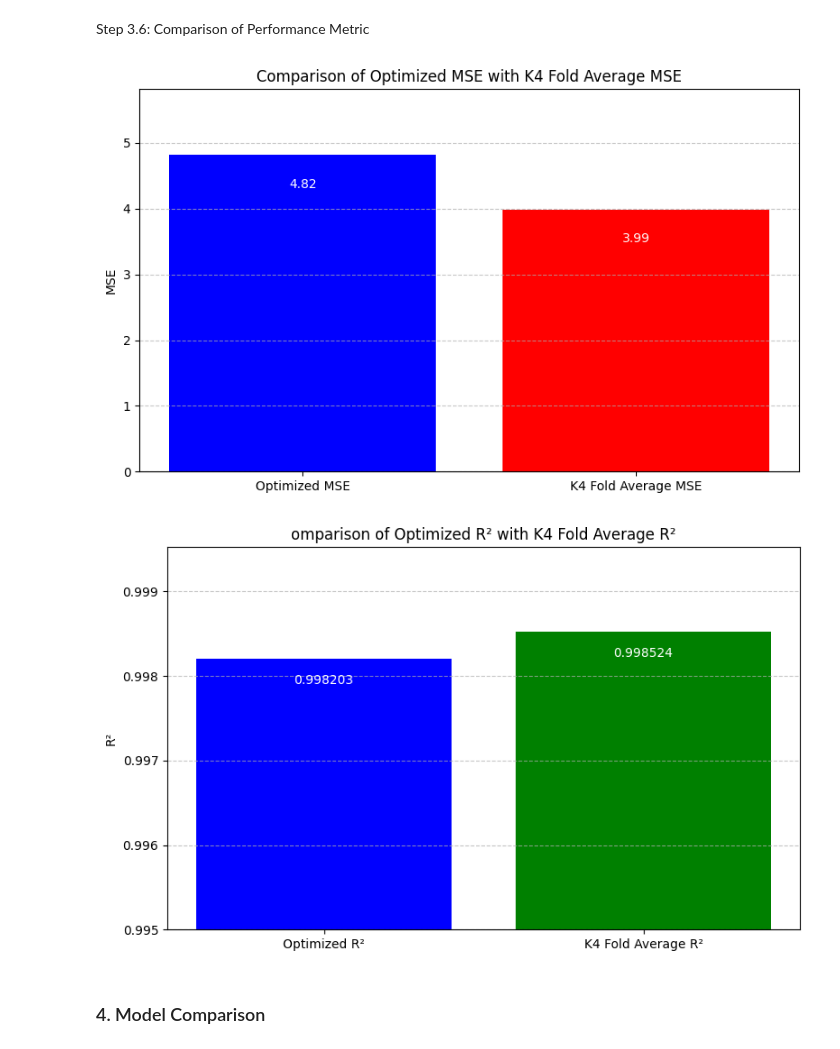
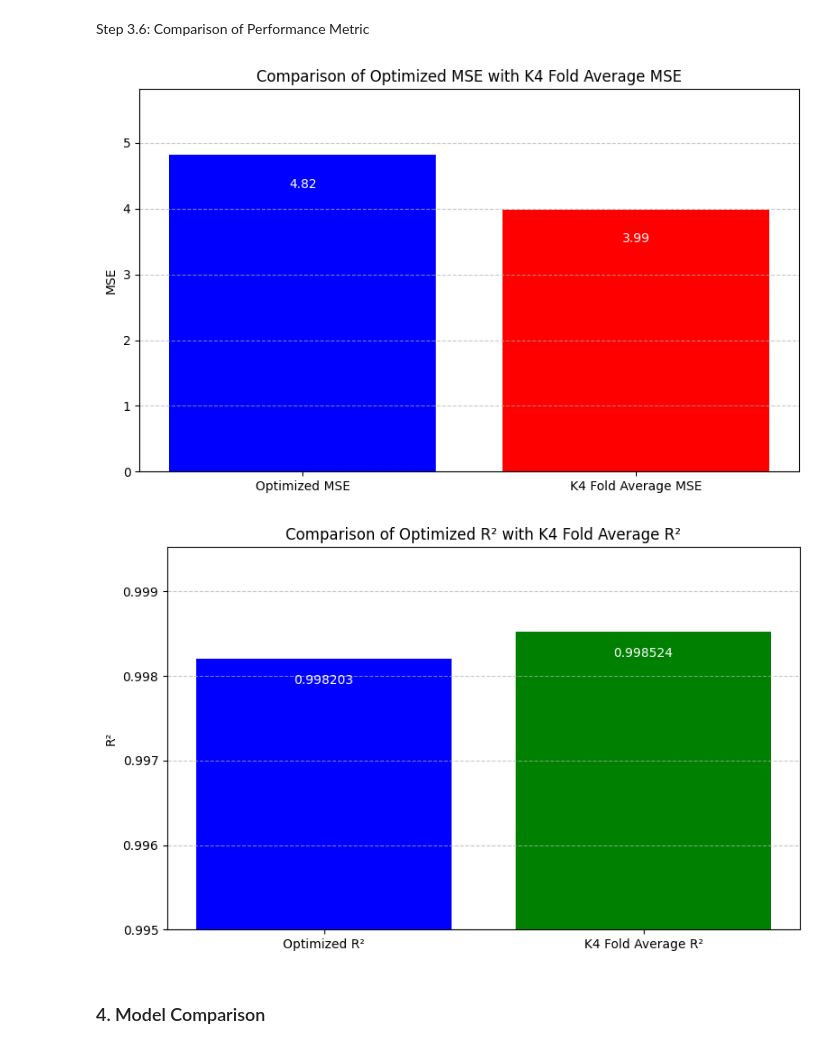
Before and after one commit to Urusha-Bajracharya3950/Engg680_Digital_Engineering_Project_Group_5, a Jupyter notebook: Model_Development/Group_Project.ipynb, the cells around one changed output. Cells and saved outputs as stored; diff of their text form; code cells hidden in the pictures.

```diff
--- a/Model_Development/Group_Project.ipynb
+++ b/Model_Development/Group_Project.ipynb
@@ -438,6 +438,18 @@ plt.show()
 # %% [markdown]
 Step 3.1: Model Training and Performance Evaluation
 # %%
+# Target variable
+target_column = "Discharge(flow) in cubic meters per second (m3/s) "
+
+# Preparing features and target
+features = merged_dataset.drop(
+    columns=['Sample Date', 'Date/Time_x', 'Date/Time_y', 'Day', target_column], errors='ignore'
+)
+target = merged_dataset[target_column]
+
+# Selecting only numeric features
+features = features.select_dtypes(include=['float64', 'int64'])
+
 # Split data into training and testing sets
 X_train, X_test, y_train, y_test = train_test_split(features, target, test_size=0.2, random_state=42)
 
@@ -612,31 +624,31 @@ Step 3.6: Comparison of Performance Metric
 # %%
 # Visual comparison for MSE with updated labels
 plt.figure(figsize=(8, 5))
 
 bars = plt.bar(['Optimized MSE', 'K4 Fold Average MSE'], [rf_mse_optimized, average_rf_mse], color=['blue', 'red'])
 plt.title('Comparison of Optimized MSE with K4 Fold Average MSE')
 plt.ylabel('MSE')
 plt.ylim(0, max(rf_mse_optimized, average_rf_mse) + 1)
 for bar in bars:
     plt.text(bar.get_x() + bar.get_width()/2, bar.get_height() - 0.5, f"{bar.get_height():.2f}", ha='center', color='white')
 plt.grid(axis='y', linestyle='--', alpha=0.7)
 plt.tight_layout()
 plt.show()
 
 # Visual comparison for R² with updated labels
 plt.figure(figsize=(8, 5))
 bars = plt.bar(['Optimized R²', 'K4 Fold Average R²'], [rf_r2_optimized, average_rf_r2], color=['blue', 'green'])
-plt.title('omparison of Optimized R² with K4 Fold Average R²')
+plt.title('Comparison of Optimized R² with K4 Fold Average R²')
 plt.ylabel('R²')
 plt.ylim(0.995, max(rf_r2_optimized, average_rf_r2) + 0.001)
 for bar in bars:
     plt.text(bar.get_x() + bar.get_width()/2, bar.get_height() - 0.0003, f"{bar.get_height():.6f}", ha='center', color='white')
 plt.grid(axis='y', linestyle='--', alpha=0.7)
 plt.tight_layout()
 plt.show()
 # %% [output]
 [figure]
-[figure, old version]
+[figure, new version]
 # %% [markdown]
 ### 4. Model Comparison
 # %% [markdown]
```
Also changed, not shown: parts of 30 cells of this notebook.
